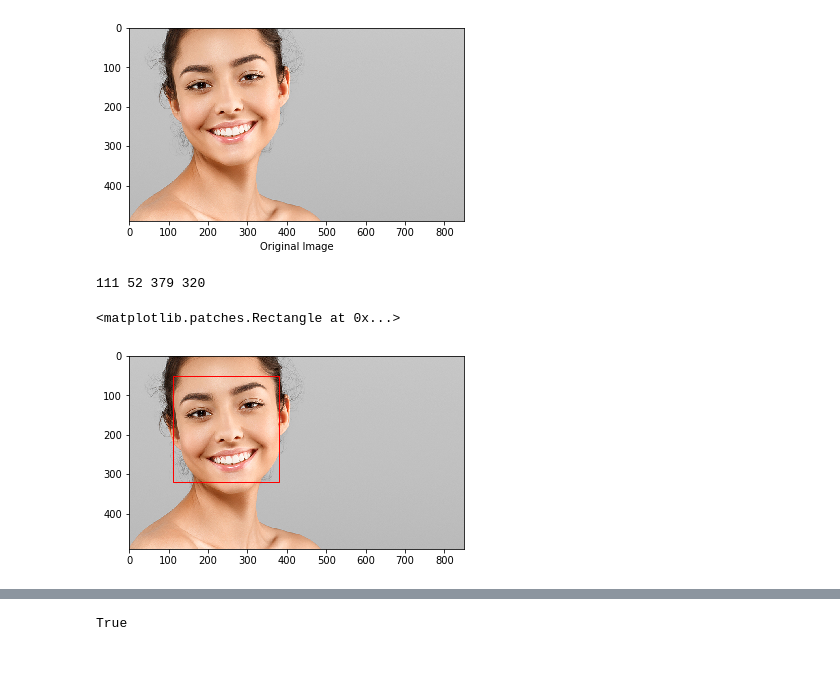
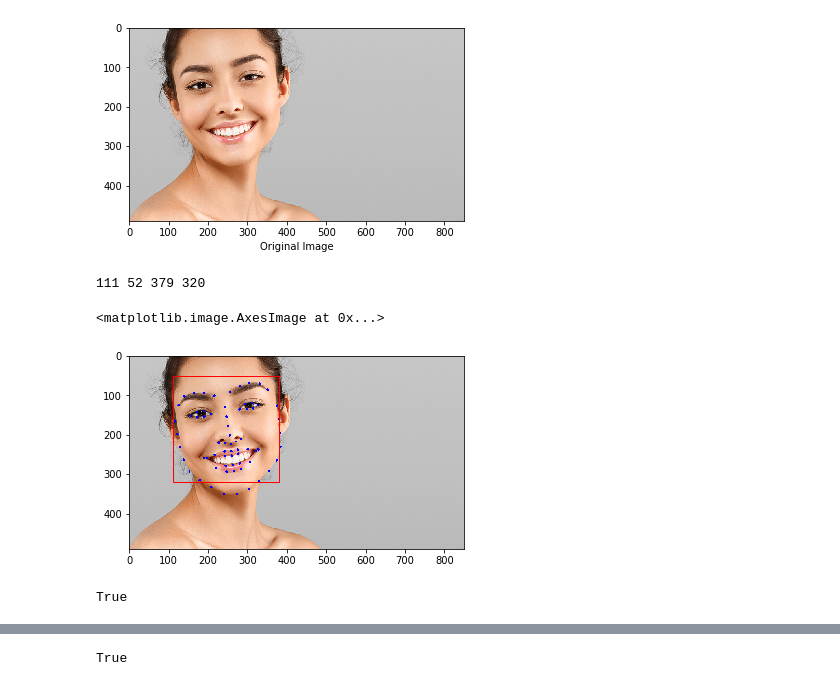
Before and after one commit to dannydrinkswater/vmakup, a Jupyter notebook: virtualmakeup.ipynb, the cells around one changed output, grey strips where cells are left out. Cells and saved outputs as stored; diff of their text form; code cells hidden in the pictures.

```diff
--- a/virtualmakeup.ipynb
+++ b/virtualmakeup.ipynb
@@ -27,34 +29,46 @@ height: 490 width 850
 # %%
 # face detection to get rect -> face landmark extract
 PREDICTOR_PATH = "shape_predictor_68_face_landmarks.dat" # face landmark detector model path
 CASC_PATH = "haarcascade_frontalface_default.xml"  # path to haar face detector model path
 
 predictor = dlib.shape_predictor(PREDICTOR_PATH)
 #cascade = cv2.CascadeClassifier(CASC_PATH)
 detector = dlib.get_frontal_face_detector() # return a rectangle for face detection (left,right,top,bottom)
 
 landmarks = []
 try:
     rects = detector(img, 1)   # use
     size = len(rects)
     if size == 0:
         print("No face found in the image")
     else:
         landmarks = np.matrix([[p.x, p.y] for p in predictor(img, rects[0]).parts()])
 except Exception:
     print("Exception Occur")
 
 
 index = re.sub("[\[\]\(\),]","",str(rects[0])).split()
 index = [int(a) for a in index]
 offset = index[2]-index[0]
-plt.imshow(img)
+
+# draw feature point
+lll = np.squeeze(np.asarray(landmarks))
+lll = list(lll)
+temp = img.copy()
+for e in lll:
+    cv2.circle(temp,(e[0],e[1]),3,(0,0,255),-1)
+
 print(index[0],index[1],index[2],index[3])
 plt.gca().add_patch(plt.Rectangle((index[0],index[1]),offset,offset,linewidth=1,edgecolor='r',facecolor='none'))
+plt.imshow(temp)
 # %% [output]
 111 52 379 320
-<matplotlib.patches.Rectangle at 0x...>
+<matplotlib.image.AxesImage at 0x...>
-[figure, old version]
+[figure, new version]
+# %%
+cv2.imwrite('temp.jpg',cv2.cvtColor(temp,cv2.COLOR_BGR2RGB))
+# %% [output]
+True
 # %%
 # get lips points
 lips = []
```
Also changed, not shown: parts of 28 cells of this notebook.
